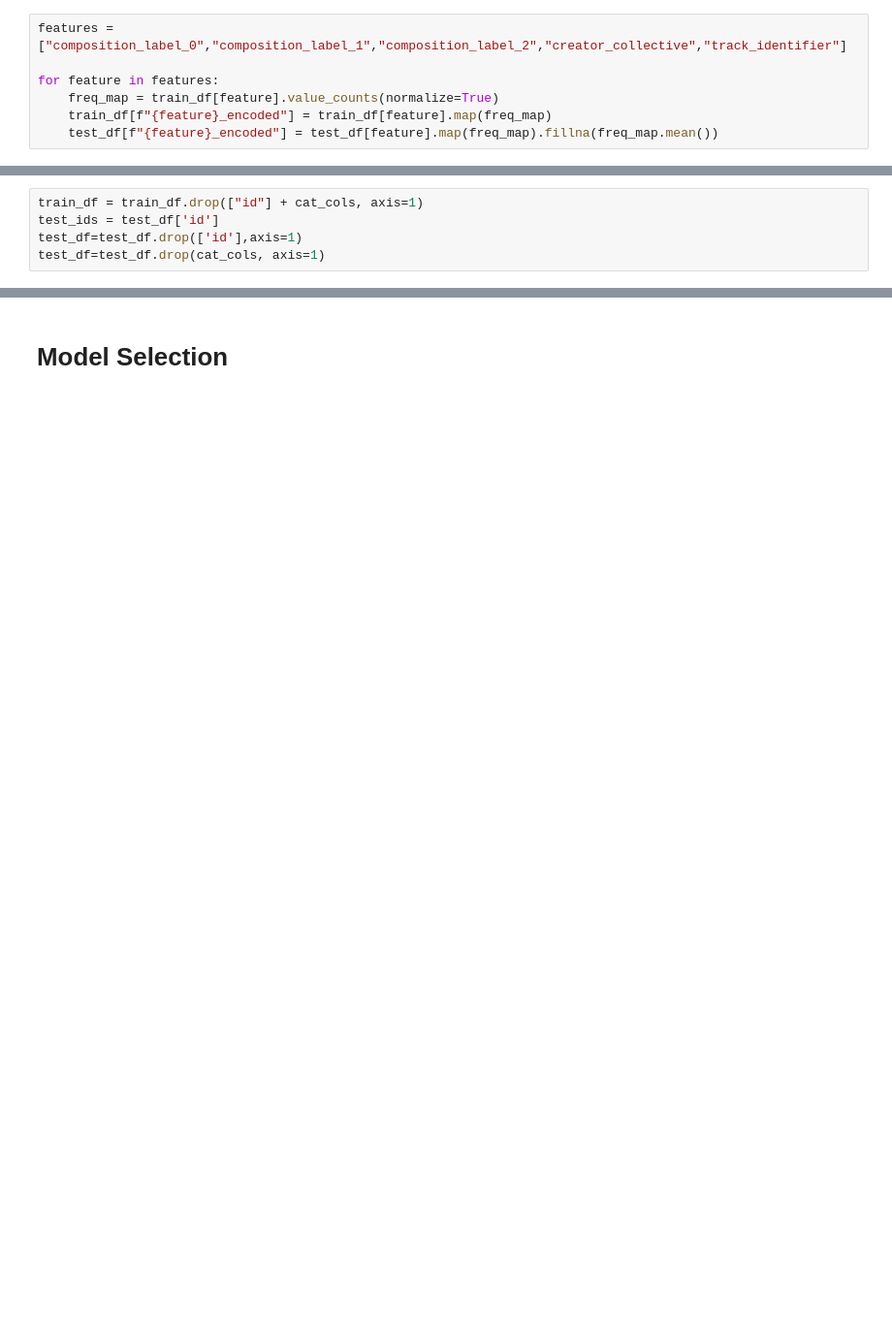
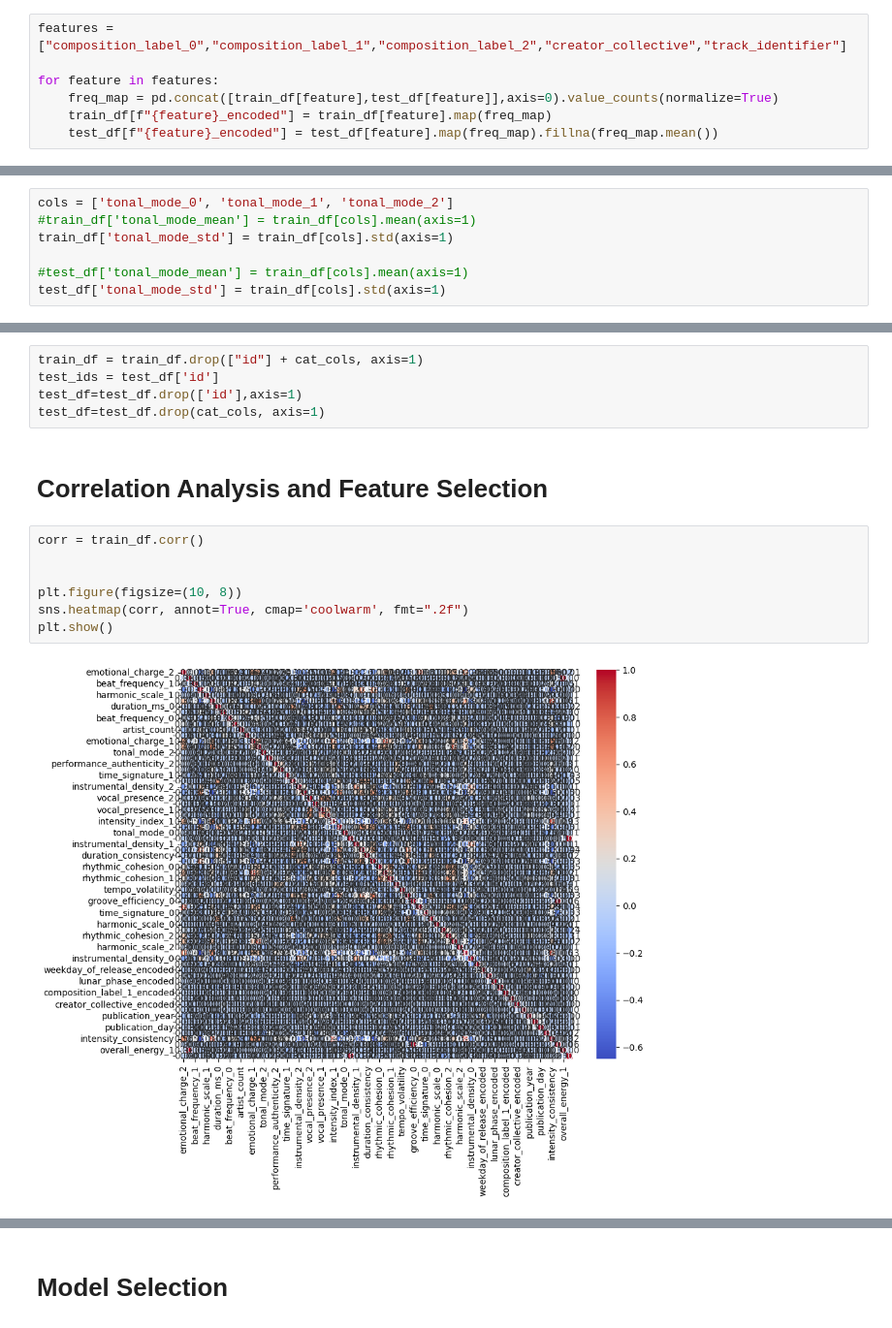
Before and after one commit to Sinethwickramaratna/MLX-2.0-Regression-Challenge-Predict-the-Hype, a Jupyter notebook: mlx-2-0-regression-challenge-predict-the-hype.ipynb, the cells around one changed output, grey strips where cells are left out. Shown at 97% size. Drawn from its saved outputs; the diff is of its cells as text; blank space fills up the shorter version.

```diff
--- a/mlx-2-0-regression-challenge-predict-the-hype.ipynb
+++ b/mlx-2-0-regression-challenge-predict-the-hype.ipynb
@@ -314,7 +310,7 @@ In these features there are too many lables. Since there are too many labels. It
 features = ["composition_label_0","composition_label_1","composition_label_2","creator_collective","track_identifier"]
 
 for feature in features:
-    freq_map = train_df[feature].value_counts(normalize=True)
+    freq_map = pd.concat([train_df[feature],test_df[feature]],axis=0).value_counts(normalize=True)
     train_df[f"{feature}_encoded"] = train_df[feature].map(freq_map)
     test_df[f"{feature}_encoded"] = test_df[feature].map(freq_map).fillna(freq_map.mean())
 # %% [markdown]
@@ -329,3 +325,10 @@ train_df["publication_day"] = train_df["publication_timestamp"].dt.day
 test_df["publication_year"] = test_df["publication_timestamp"].dt.year
 test_df["publication_month"] = test_df["publication_timestamp"].dt.month
 test_df["publication_day"] = test_df["publication_timestamp"].dt.day
+# %%
+cols = ['tonal_mode_0', 'tonal_mode_1', 'tonal_mode_2']
+#train_df['tonal_mode_mean'] = train_df[cols].mean(axis=1)
+train_df['tonal_mode_std'] = train_df[cols].std(axis=1)
+
+#test_df['tonal_mode_mean'] = train_df[cols].mean(axis=1)
+test_df['tonal_mode_std'] = train_df[cols].std(axis=1)
@@ -334,3 +359,14 @@ train_df = train_df.drop(["id"] + cat_cols, axis=1)
 test_ids = test_df['id']
 test_df=test_df.drop(['id'],axis=1)
 test_df=test_df.drop(cat_cols, axis=1)
+# %% [markdown]
+# Correlation Analysis and Feature Selection
+# %%
+corr = train_df.corr()
+
+
+plt.figure(figsize=(10, 8))
+sns.heatmap(corr, annot=True, cmap='coolwarm', fmt=".2f")
+plt.show()
+# %% [output]
+[figure, added]
```
Also changed, not shown: parts of 27 cells of this notebook, 3 other files.
